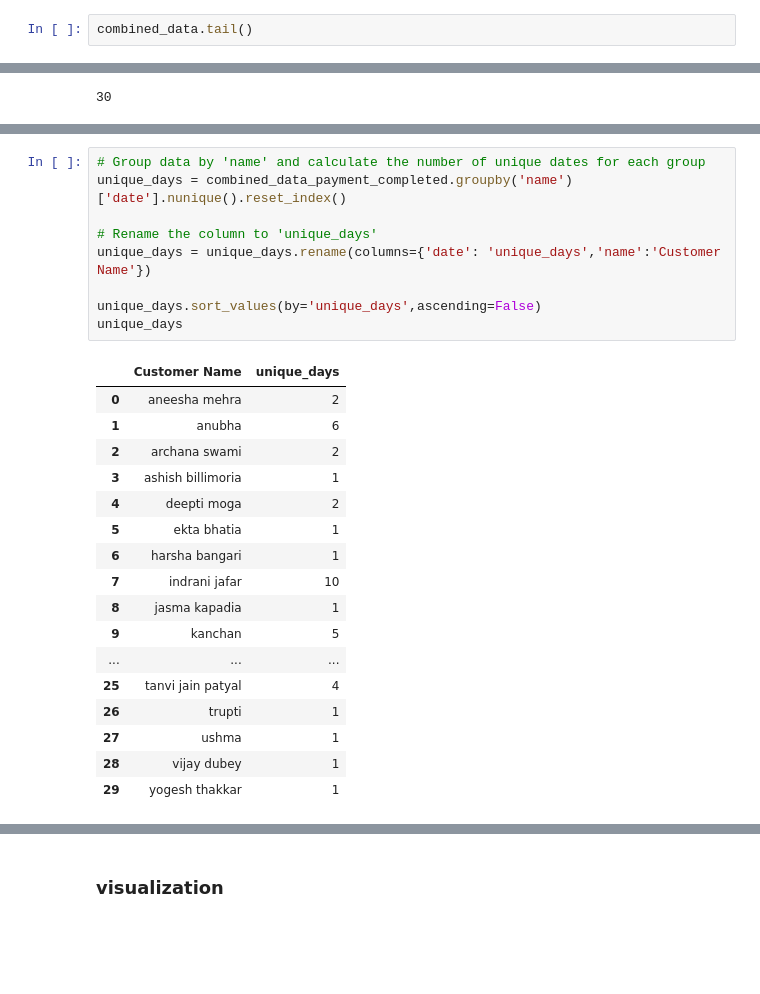
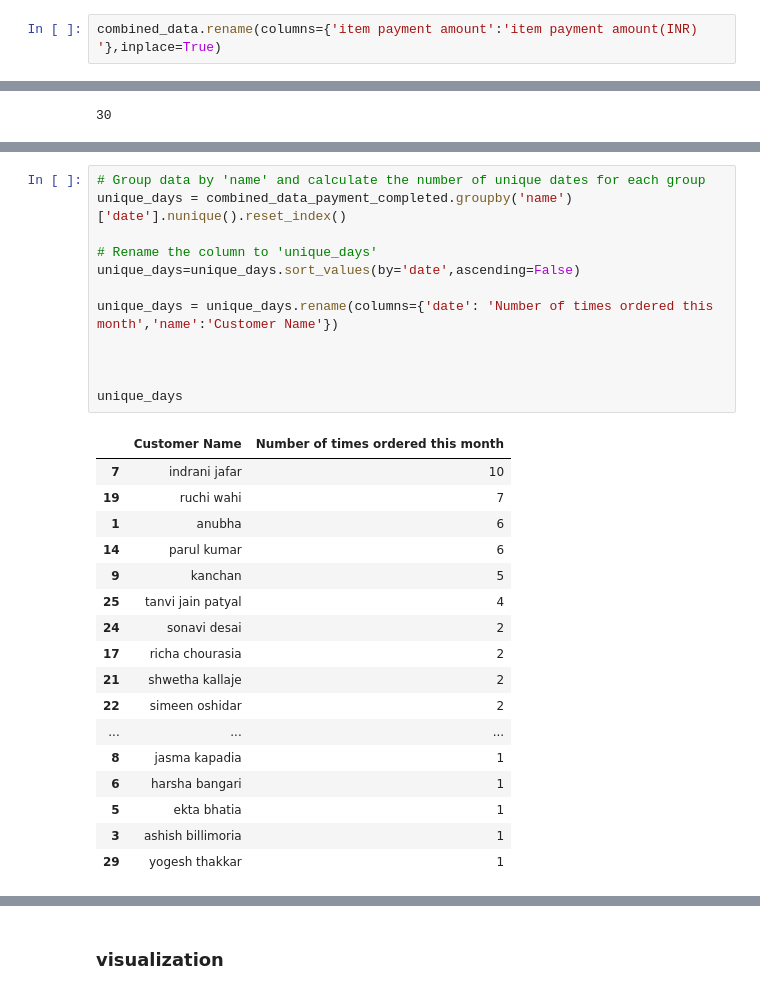
Before and after one commit to shuklatushar/Uniq_farm_analysis, a Jupyter notebook: original -tushar.ipynb, the cells around one changed output, grey strips where cells are left out. Saved outputs shown, nothing was run; the diff lists cells and outputs as text; blank space fills up the shorter version.

```diff
--- a/original -tushar.ipynb
+++ b/original -tushar.ipynb
@@ -49,4 +49,4 @@ combined_data.head()
 | 3 | pl_LxonlA4k4hCi7b | FRUIT BASKET - JUNE 10 | 09/06/2023 20:53:00 | order_LzsZKuPQrIFqhA | JAMUN 500G | 400.0 | 1 | ... |
 | 4 | pl_LxonlA4k4hCi7b | FRUIT BASKET - JUNE 10 | 09/06/2023 20:53:00 | order_LzsZKuPQrIFqhA | AVOCADOS 2 PCS | 600.0 | 1 | ... |
 # %%
-combined_data.tail()
+combined_data.rename(columns={'item payment amount':'item payment amount(INR) '},inplace=True)
@@ -578,29 +564,32 @@ display(df_sorted_amount)
 # %%
 # Group data by 'name' and calculate the number of unique dates for each group
 unique_days = combined_data_payment_completed.groupby('name')['date'].nunique().reset_index()
 
 # Rename the column to 'unique_days'
-unique_days = unique_days.rename(columns={'date': 'unique_days','name':'Customer Name'})
+unique_days=unique_days.sort_values(by='date',ascending=False)
 
-unique_days.sort_values(by='unique_days',ascending=False)
+unique_days = unique_days.rename(columns={'date': 'Number of times ordered this month','name':'Customer Name'})
+
+
+
 unique_days
 # %% [output]
-|  | Customer Name | unique_days |
-| 0 | aneesha mehra | 2 |
+|  | Customer Name | Number of times ordered this month |
+| 7 | indrani jafar | 10 |
+| 19 | ruchi wahi | 7 |
 | 1 | anubha | 6 |
-| 2 | archana swami | 2 |
+| 14 | parul kumar | 6 |
+| 9 | kanchan | 5 |
+| 25 | tanvi jain patyal | 4 |
+| 24 | sonavi desai | 2 |
+| 17 | richa chourasia | 2 |
+| 21 | shwetha kallaje | 2 |
+| 22 | simeen oshidar | 2 |
+| ... | ... | ... |
+| 8 | jasma kapadia | 1 |
+| 6 | harsha bangari | 1 |
+| 5 | ekta bhatia | 1 |
 | 3 | ashish billimoria | 1 |
-| 4 | deepti moga | 2 |
-| 5 | ekta bhatia | 1 |
-| 6 | harsha bangari | 1 |
-| 7 | indrani jafar | 10 |
-| 8 | jasma kapadia | 1 |
-| 9 | kanchan | 5 |
-| ... | ... | ... |
-| 25 | tanvi jain patyal | 4 |
-| 26 | trupti | 1 |
-| 27 | ushma | 1 |
-| 28 | vijay dubey | 1 |
 | 29 | yogesh thakkar | 1 |
 # %%
 df_sorted_amount=df_sorted_amount.sort_values(by='Customer Name')
```
Also changed, not shown: parts of 56 cells of this notebook.
